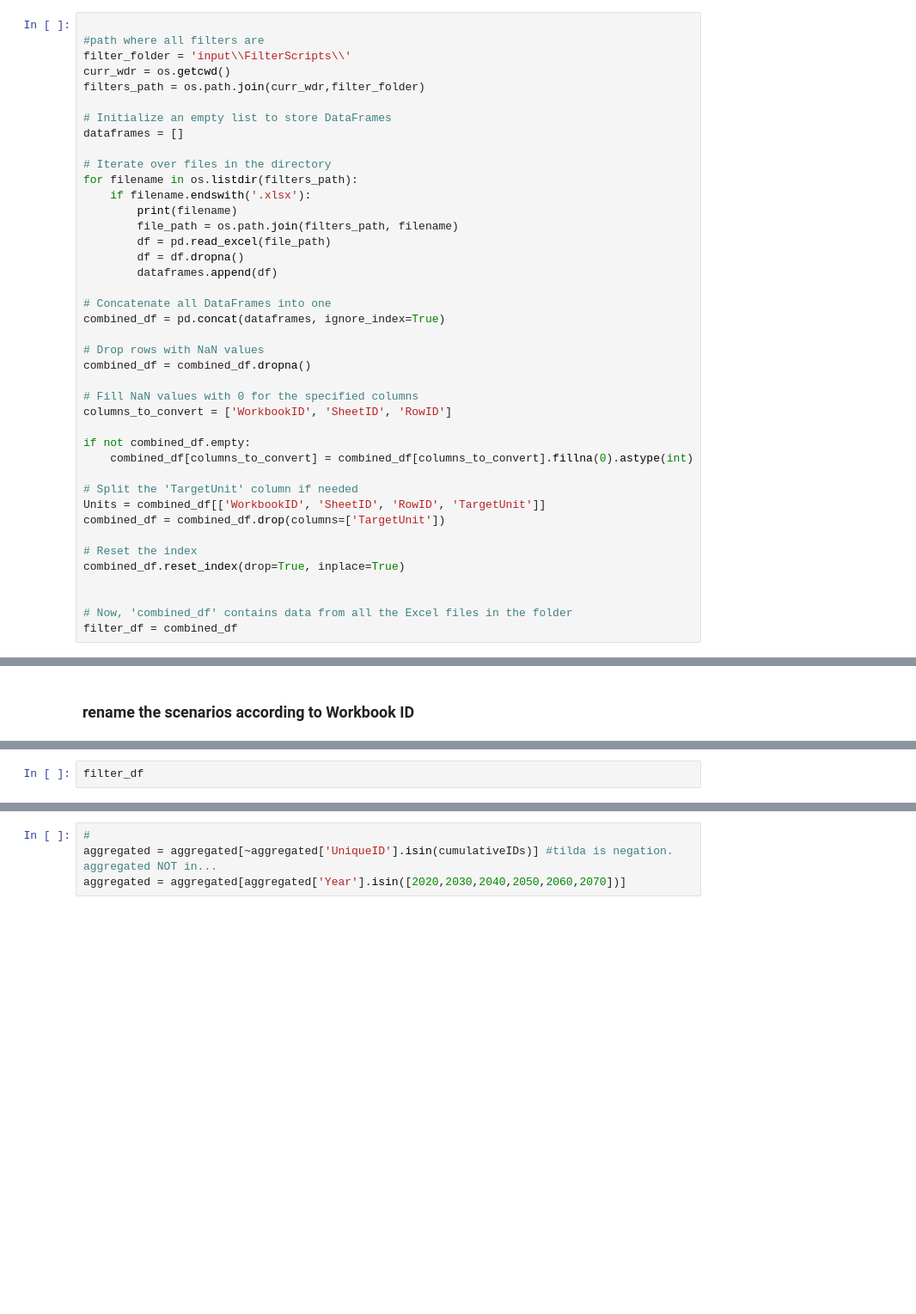
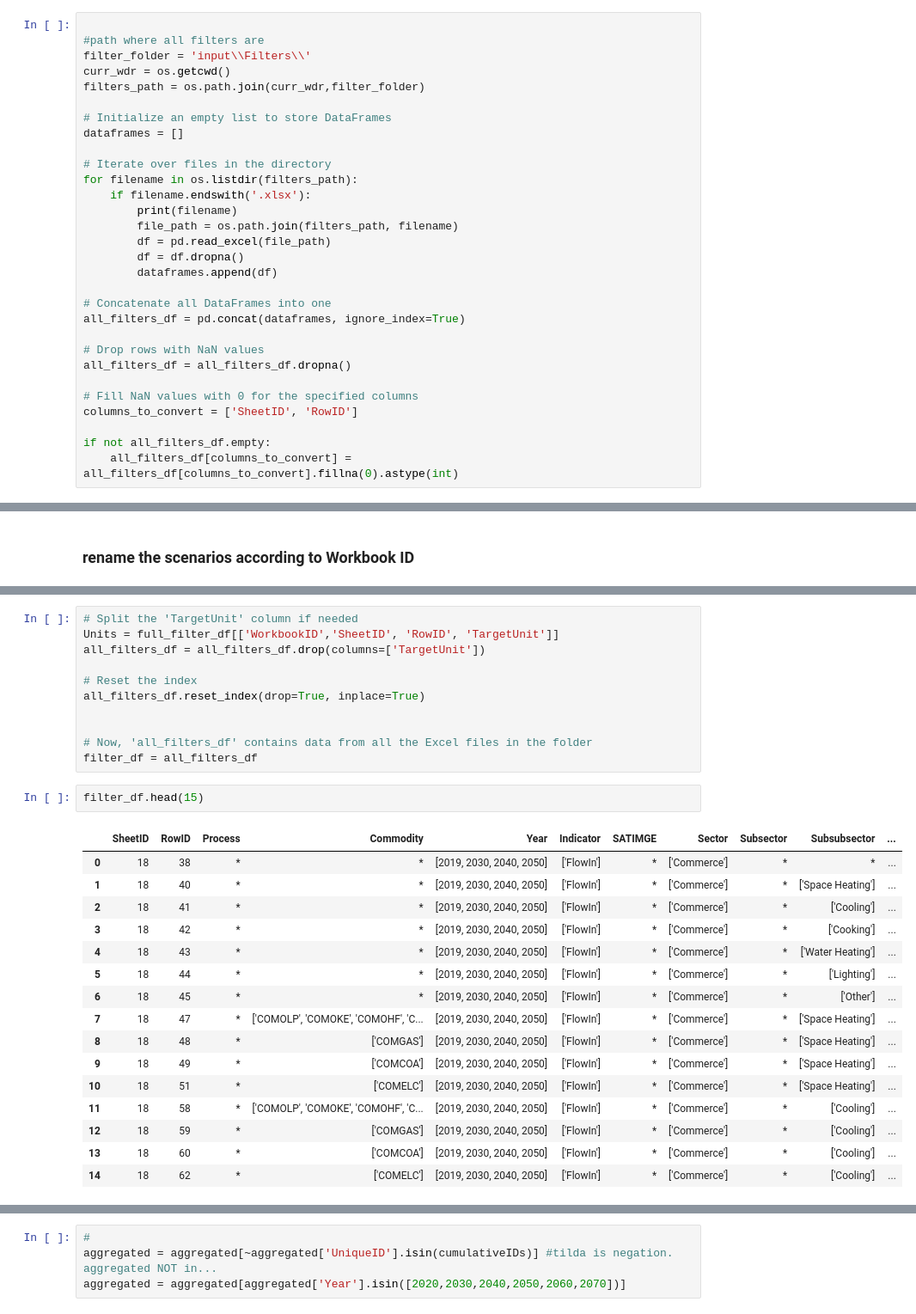
Before and after one commit to BryceMcCall/DDPTemplateAutomationV2, a Jupyter notebook: template_automator_units_cumulative.ipynb, the cells around one changed output, grey strips where cells are left out. Shown at 86% size. Drawn from its saved outputs; the diff is of its cells as text; blank space fills up the shorter version.

```diff
--- a/template_automator_units_cumulative.ipynb
+++ b/template_automator_units_cumulative.ipynb
@@ -137,7 +253,7 @@ scenarios
 # %%
 
 #path where all filters are
-filter_folder = 'input\\FilterScripts\\'
+filter_folder = 'input\\Filters\\'
 curr_wdr = os.getcwd()
 filters_path = os.path.join(curr_wdr,filter_folder)
 
@@ -154,24 +270,13 @@ for filename in os.listdir(filters_path):
         dataframes.append(df)
 
 # Concatenate all DataFrames into one
-combined_df = pd.concat(dataframes, ignore_index=True)
+all_filters_df = pd.concat(dataframes, ignore_index=True)
 
 # Drop rows with NaN values
-combined_df = combined_df.dropna()
+all_filters_df = all_filters_df.dropna()
 
 # Fill NaN values with 0 for the specified columns
-columns_to_convert = ['WorkbookID', 'SheetID', 'RowID']
+columns_to_convert = ['SheetID', 'RowID']
 
-if not combined_df.empty:
-    combined_df[columns_to_convert] = combined_df[columns_to_convert].fillna(0).astype(int)
-
-# Split the 'TargetUnit' column if needed
-Units = combined_df[['WorkbookID', 'SheetID', 'RowID', 'TargetUnit']]
-combined_df = combined_df.drop(columns=['TargetUnit'])
-
-# Reset the index
-combined_df.reset_index(drop=True, inplace=True)
-
-
-# Now, 'combined_df' contains data from all the Excel files in the folder
-filter_df = combined_df
+if not all_filters_df.empty:
+    all_filters_df[columns_to_convert] = all_filters_df[columns_to_convert].fillna(0).astype(int)
@@ -214,5 +365,33 @@ filter_df['Scenario'] = filter_df.apply(update_scenario, axis=1)
+# %%
+# Split the 'TargetUnit' column if needed
+Units = full_filter_df[['WorkbookID','SheetID', 'RowID', 'TargetUnit']]
+all_filters_df = all_filters_df.drop(columns=['TargetUnit'])
+
+# Reset the index
+all_filters_df.reset_index(drop=True, inplace=True)
+
+
+# Now, 'all_filters_df' contains data from all the Excel files in the folder
+filter_df = all_filters_df
 # %%
-filter_df
+filter_df.head(15)
+# %% [output]
+|  | SheetID | RowID | Process | Commodity | Year | Indicator | SATIMGE | Sector | Subsector | Subsubsector | ... |
+| 0 | 18 | 38 | * | * | [2019, 2030, 2040, 2050] | ['FlowIn'] | * | ['Commerce'] | * | * | ... |
+| 1 | 18 | 40 | * | * | [2019, 2030, 2040, 2050] | ['FlowIn'] | * | ['Commerce'] | * | ['Space Heating'] | ... |
+| 2 | 18 | 41 | * | * | [2019, 2030, 2040, 2050] | ['FlowIn'] | * | ['Commerce'] | * | ['Cooling'] | ... |
+| 3 | 18 | 42 | * | * | [2019, 2030, 2040, 2050] | ['FlowIn'] | * | ['Commerce'] | * | ['Cooking'] | ... |
+| 4 | 18 | 43 | * | * | [2019, 2030, 2040, 2050] | ['FlowIn'] | * | ['Commerce'] | * | ['Water Heating'] | ... |
+| 5 | 18 | 44 | * | * | [2019, 2030, 2040, 2050] | ['FlowIn'] | * | ['Commerce'] | * | ['Lighting'] | ... |
+| 6 | 18 | 45 | * | * | [2019, 2030, 2040, 2050] | ['FlowIn'] | * | ['Commerce'] | * | ['Other'] | ... |
+| 7 | 18 | 47 | * | ['COMOLP', 'COMOKE', 'COMOHF', 'C... | [2019, 2030, 2040, 2050] | ['FlowIn'] | * | ['Commerce'] | * | ['Space Heating'] | ... |
+| 8 | 18 | 48 | * | ['COMGAS'] | [2019, 2030, 2040, 2050] | ['FlowIn'] | * | ['Commerce'] | * | ['Space Heating'] | ... |
+| 9 | 18 | 49 | * | ['COMCOA'] | [2019, 2030, 2040, 2050] | ['FlowIn'] | * | ['Commerce'] | * | ['Space Heating'] | ... |
+| 10 | 18 | 51 | * | ['COMELC'] | [2019, 2030, 2040, 2050] | ['FlowIn'] | * | ['Commerce'] | * | ['Space Heating'] | ... |
+| 11 | 18 | 58 | * | ['COMOLP', 'COMOKE', 'COMOHF', 'C... | [2019, 2030, 2040, 2050] | ['FlowIn'] | * | ['Commerce'] | * | ['Cooling'] | ... |
+| 12 | 18 | 59 | * | ['COMGAS'] | [2019, 2030, 2040, 2050] | ['FlowIn'] | * | ['Commerce'] | * | ['Cooling'] | ... |
+| 13 | 18 | 60 | * | ['COMCOA'] | [2019, 2030, 2040, 2050] | ['FlowIn'] | * | ['Commerce'] | * | ['Cooling'] | ... |
+| 14 | 18 | 62 | * | ['COMELC'] | [2019, 2030, 2040, 2050] | ['FlowIn'] | * | ['Commerce'] | * | ['Cooling'] | ... |
 # %%
 Units['UniqueID'] = Units['WorkbookID'].astype(str) + '_' + Units['SheetID'].astype(str) + '_' + Units['RowID'].astype(str)
 Units.drop(columns=['WorkbookID', 'SheetID', 'RowID'], inplace=True)
```
Also changed, not shown: parts of 37 cells of this notebook, 38 other files.
